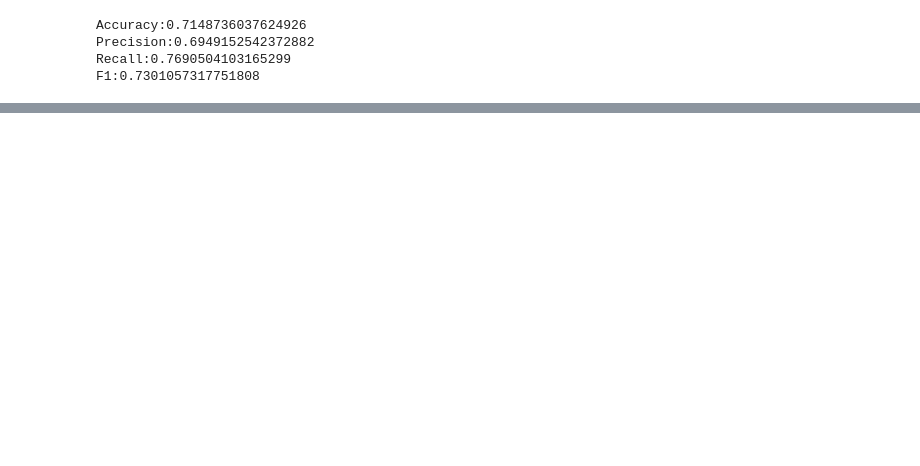
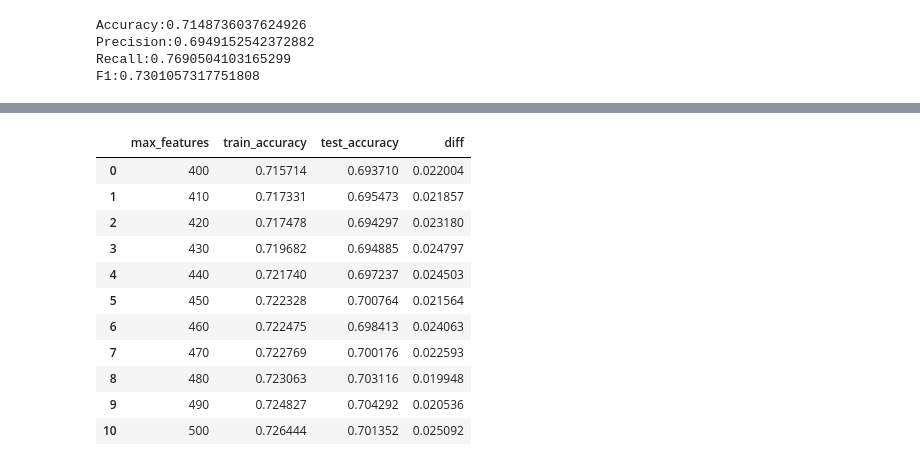
Before and after one commit to LHide14/YouTube-Analytics, a Jupyter notebook: nlp_title_model.ipynb, the cells around one changed output, grey strips where cells are left out. Saved outputs shown, nothing was run; the diff lists cells and outputs as text; code cells hidden in the pictures; blank space fills up the shorter version.

```diff
--- a/nlp_title_model.ipynb
+++ b/nlp_title_model.ipynb
@@ -563,0 +625,15 @@ F1:0.7301057317751808
+# %%
+max_features_nbb(400,500,10)
+# %% [output]
+|  | max_features | train_accuracy | test_accuracy | diff |
+| 0 | 400 | 0.715714 | 0.693710 | 0.022004 |
+| 1 | 410 | 0.717331 | 0.695473 | 0.021857 |
+| 2 | 420 | 0.717478 | 0.694297 | 0.023180 |
+| 3 | 430 | 0.719682 | 0.694885 | 0.024797 |
+| 4 | 440 | 0.721740 | 0.697237 | 0.024503 |
+| 5 | 450 | 0.722328 | 0.700764 | 0.021564 |
+| 6 | 460 | 0.722475 | 0.698413 | 0.024063 |
+| 7 | 470 | 0.722769 | 0.700176 | 0.022593 |
+| 8 | 480 | 0.723063 | 0.703116 | 0.019948 |
+| 9 | 490 | 0.724827 | 0.704292 | 0.020536 |
+| 10 | 500 | 0.726444 | 0.701352 | 0.025092 |
```
Also changed, not shown: parts of 26 cells of this notebook, 2 other files.
